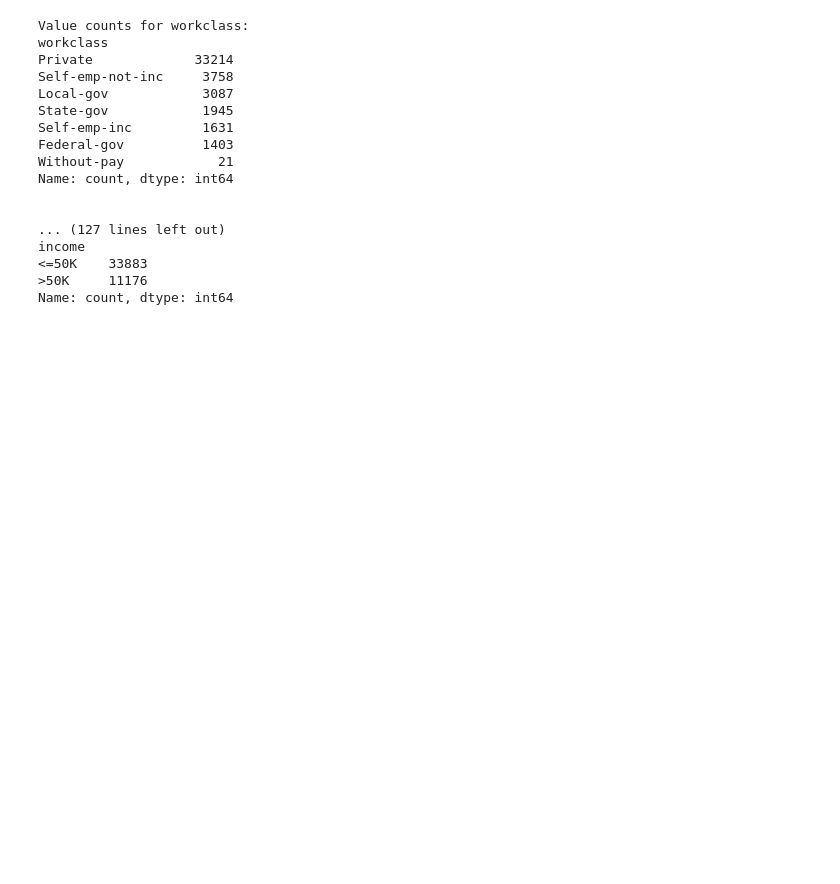
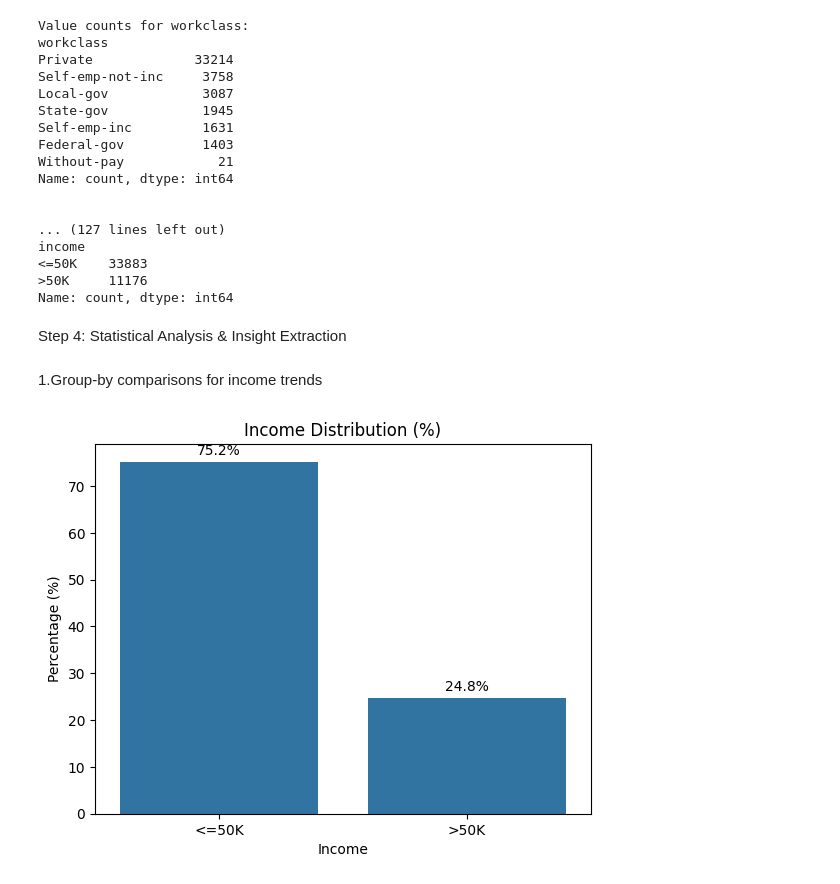
Before and after one commit to VisaHuy/Salary-Prediction-Project, a Jupyter notebook: notebooks/Salary_Prediction.ipynb, the cells around one changed output. Cells and saved outputs as stored; diff of their text form; code cells hidden in the pictures; blank space fills up the shorter version.

Commit message:
add trend analyst income vs education

```diff
--- a/notebooks/Salary_Prediction.ipynb
+++ b/notebooks/Salary_Prediction.ipynb
@@ -361,3 +361,17 @@ income
 <=50K    33883
 >50K     11176
 Name: count, dtype: int64
+# %% [markdown]
+Step 4: Statistical Analysis & Insight Extraction
+# %% [markdown]
+1.Group-by comparisons for income trends
+# %%
+income_count = df['income'].value_counts(normalize=True) * 100
+ax = sns.barplot(x=income_count.index, y=income_count.values)
+ax.set_xlabel('Income')
+ax.set_ylabel('Percentage (%)')
+ax.set_title('Income Distribution (%)')
+ax.bar_label(ax.containers[0], fmt='%.1f%%', padding=3)
+plt.show()
+# %% [output]
+[figure, added]
```
Also changed, not shown: parts of 6 cells of this notebook.
